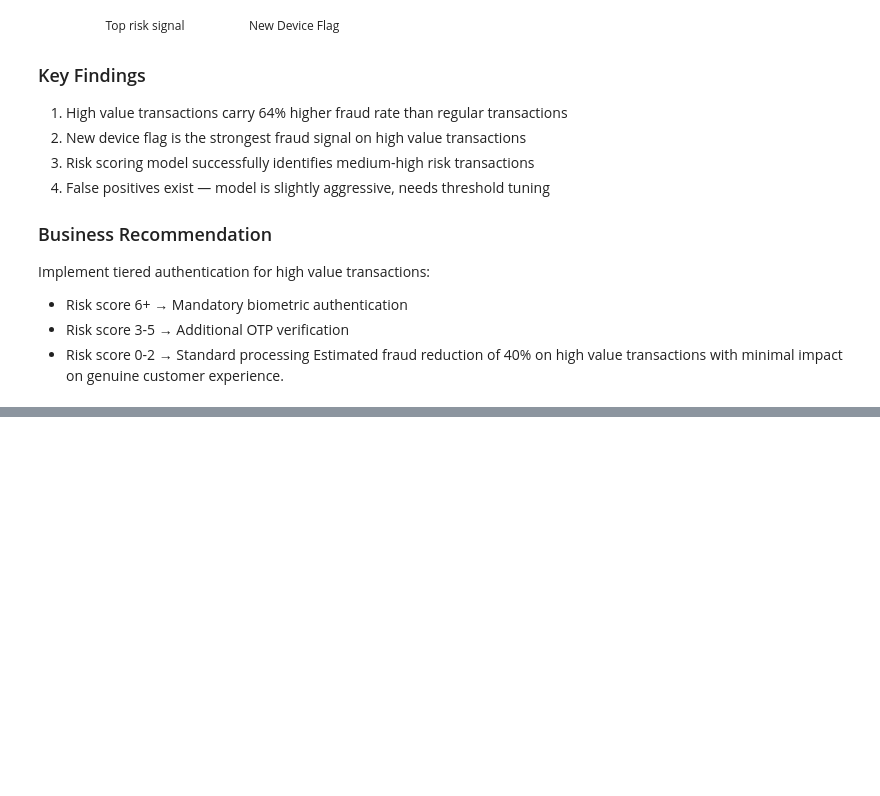
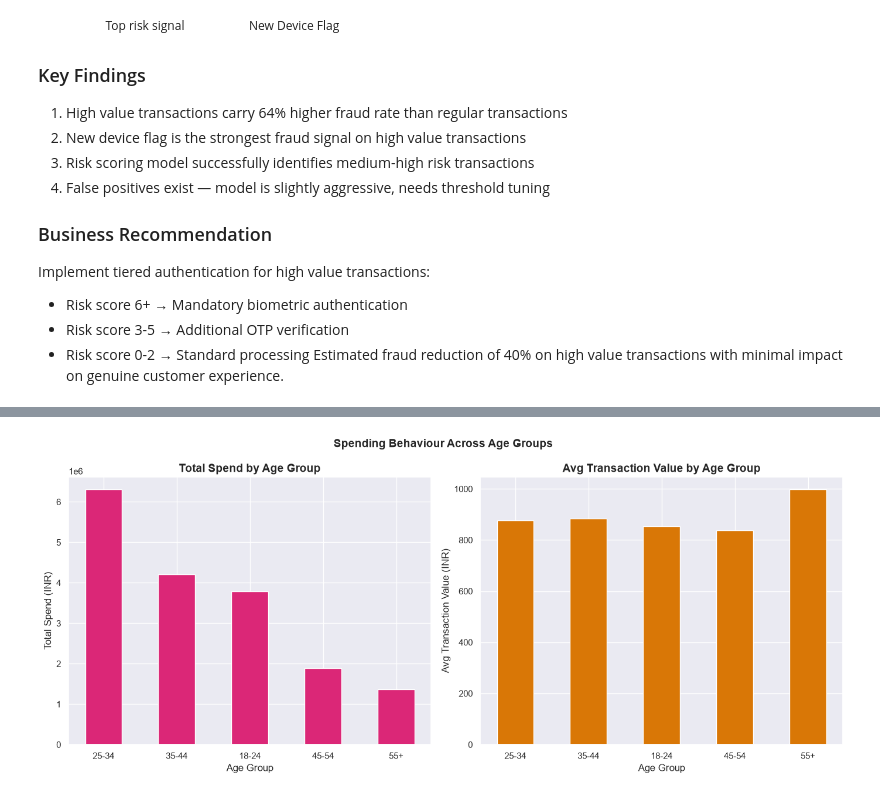
Before and after one commit to CodeByMiraj/UPI-Payment-Intelligence, a Jupyter notebook: notebooks/02_sql_analysis.ipynb, the cells around one changed output, grey strips where cells are left out. Cells and saved outputs as stored; diff of their text form; code cells hidden in the pictures; blank space fills up the shorter version.

```diff
--- a/notebooks/02_sql_analysis.ipynb
+++ b/notebooks/02_sql_analysis.ipynb
@@ -633,0 +714,31 @@ minimal impact on genuine customer experience.
+# %%
+# Chart 3 — Spending Behaviour by Age Group
+
+fig, axes = plt.subplots(1, 2, figsize=(14, 6))
+
+# Left chart — Total spend by age group
+axes[0].bar(result7['age_group'],
+            result7['total_spend_inr'],
+            color=COLORS[2],
+            edgecolor='white',
+            width=0.5)
+axes[0].set_title('Total Spend by Age Group')
+axes[0].set_xlabel('Age Group')
+axes[0].set_ylabel('Total Spend (INR)')
+
+# Right chart — Average transaction value by age group
+axes[1].bar(result7['age_group'],
+            result7['avg_transaction_value'],
+            color=COLORS[3],
+            edgecolor='white',
+            width=0.5)
+axes[1].set_title('Avg Transaction Value by Age Group')
+axes[1].set_xlabel('Age Group')
+axes[1].set_ylabel('Avg Transaction Value (INR)')
+
+plt.suptitle('Spending Behaviour Across Age Groups', fontsize=14, fontweight='bold')
+plt.tight_layout()
+plt.savefig('../data/charts/chart_03_spending_by_age_group.png', dpi=150, bbox_inches='tight')
+plt.show()
+# %% [output]
+[figure, added]
```
Also changed, not shown: parts of 7 cells of this notebook.
